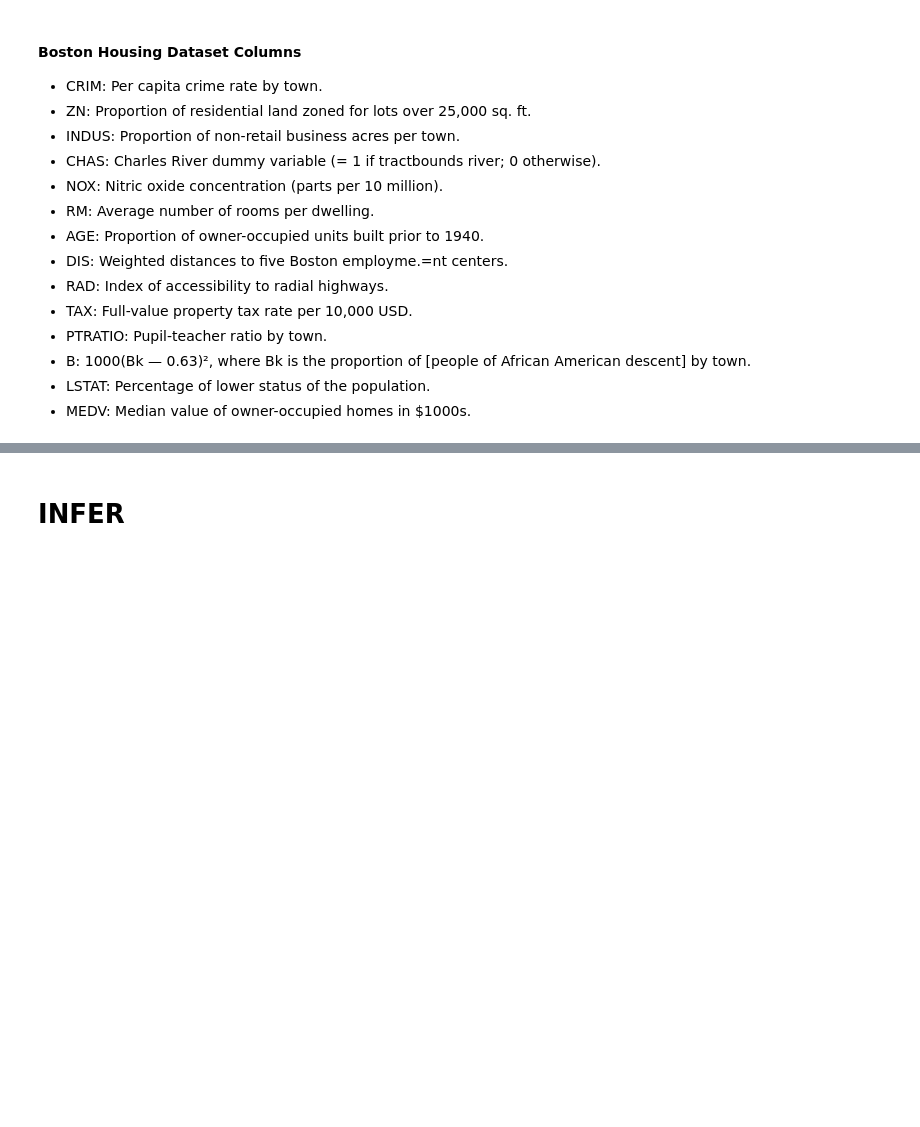
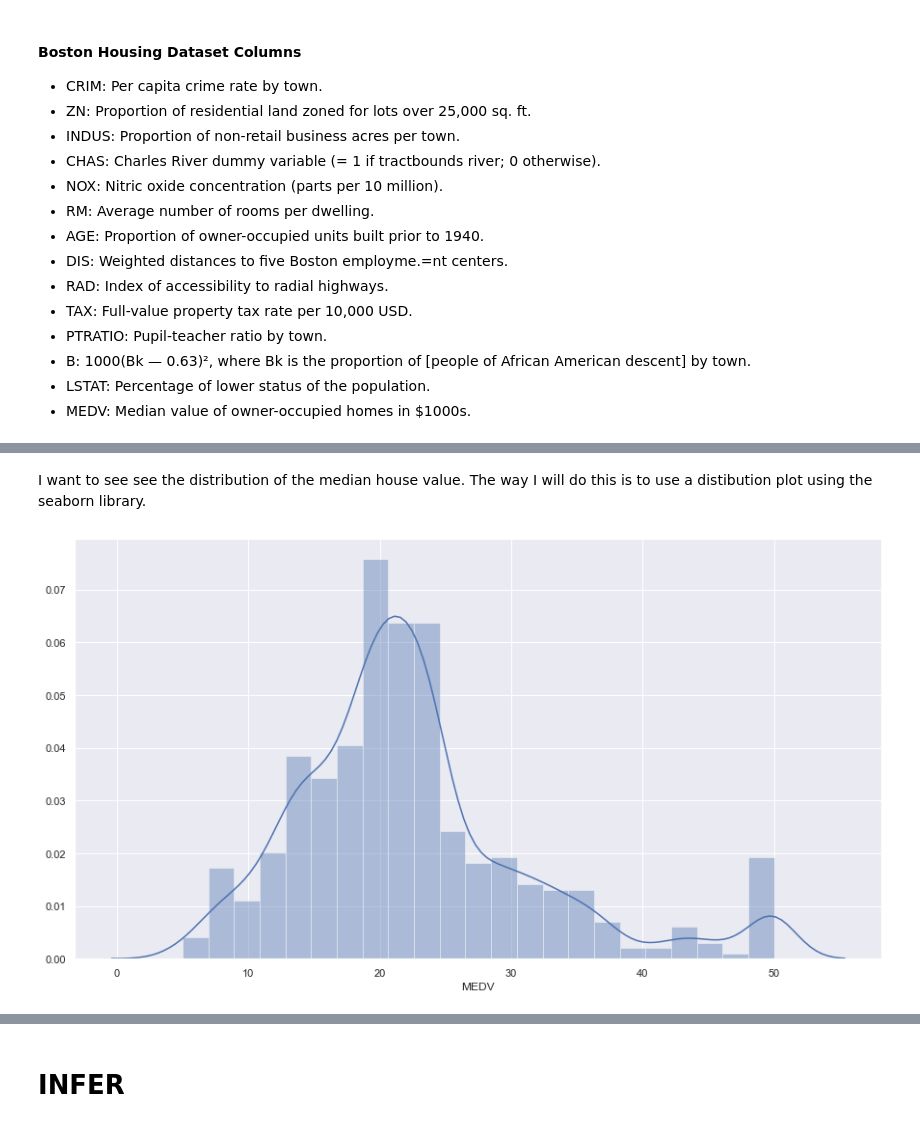
Before and after one commit to pjmeehan/MLS-Project, a Jupyter notebook: MLS Project 2019.ipynb, the cells around one changed output, grey strips where cells are left out. Drawn from its saved outputs; the diff is of its cells as text; code cells hidden in the pictures; blank space fills up the shorter version.

Commit message:
added plots

```diff
--- a/MLS Project 2019.ipynb
+++ b/MLS Project 2019.ipynb
@@ -68,0 +76,9 @@ df.head()
+# %% [markdown]
+I want to see see the distribution of the median house value.
+The way I will do this is to use a distibution plot using the seaborn library.
+# %%
+sns.set(rc={'figure.figsize':(15.0,8.0)})
+sns.distplot(df['MEDV'])
+plt.show()
+# %% [output]
+[figure, added]
```
Also changed, not shown: parts of 22 cells of this notebook.
